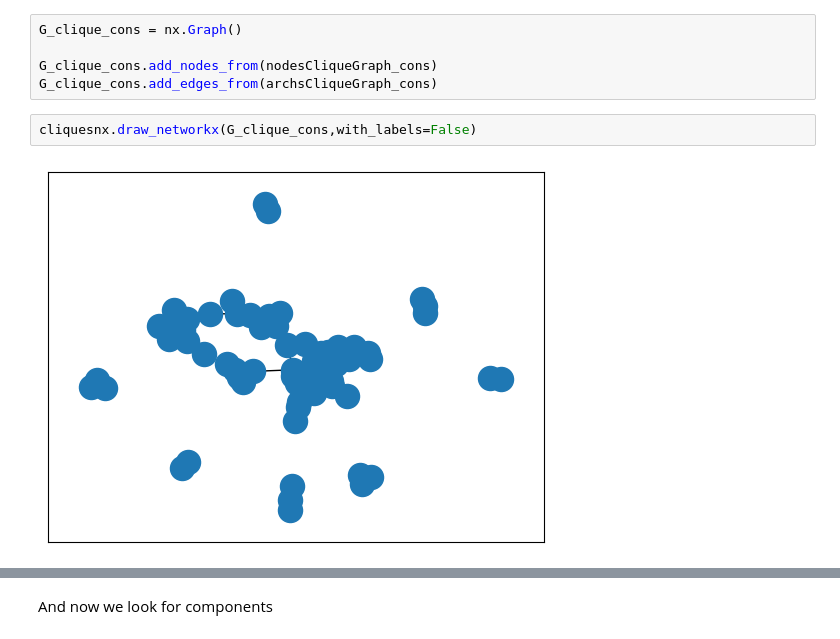
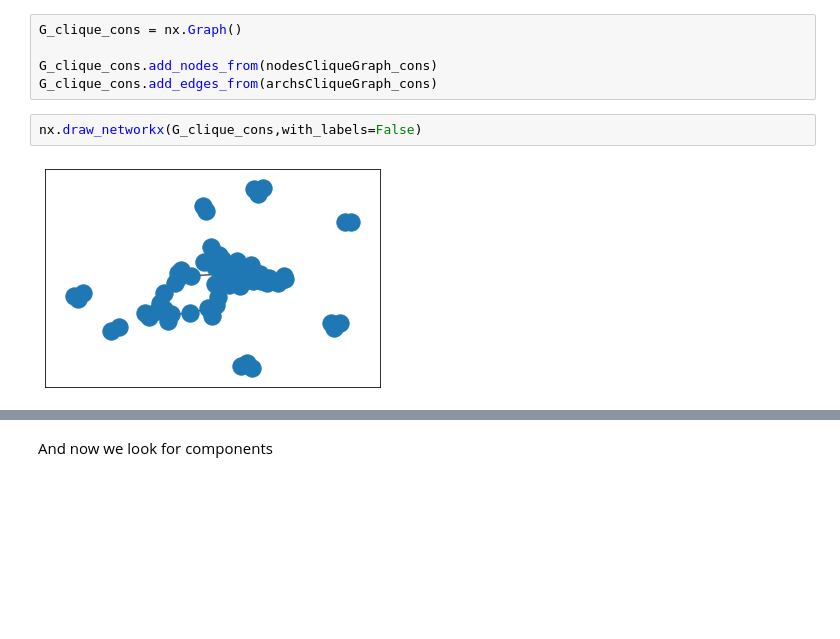
Before and after one commit to HumidBore/Social-Network-Analysis, a Jupyter notebook: SocialNetworkAnalysis.ipynb, the cells around one changed output, grey strips where cells are left out. Cells and saved outputs as stored; diff of their text form; blank space fills up the shorter version.

Commit message:
Added graph plots

```diff
--- a/SocialNetworkAnalysis.ipynb
+++ b/SocialNetworkAnalysis.ipynb
@@ -362,9 +409,9 @@ G_clique_cons = nx.Graph()
 G_clique_cons.add_nodes_from(nodesCliqueGraph_cons)
 G_clique_cons.add_edges_from(archsCliqueGraph_cons)
 # %%
-cliquesnx.draw_networkx(G_clique_cons,with_labels=False)
+nx.draw_networkx(G_clique_cons,with_labels=False)
 # %% [output]
-[figure, old version]
+[figure, new version]
 # %%
 cliques_cons = list(nx.enumerate_all_cliques(G_clique_cons))
 max_clique_size_cons = 0
```
Also changed, not shown: parts of 34 cells of this notebook.
